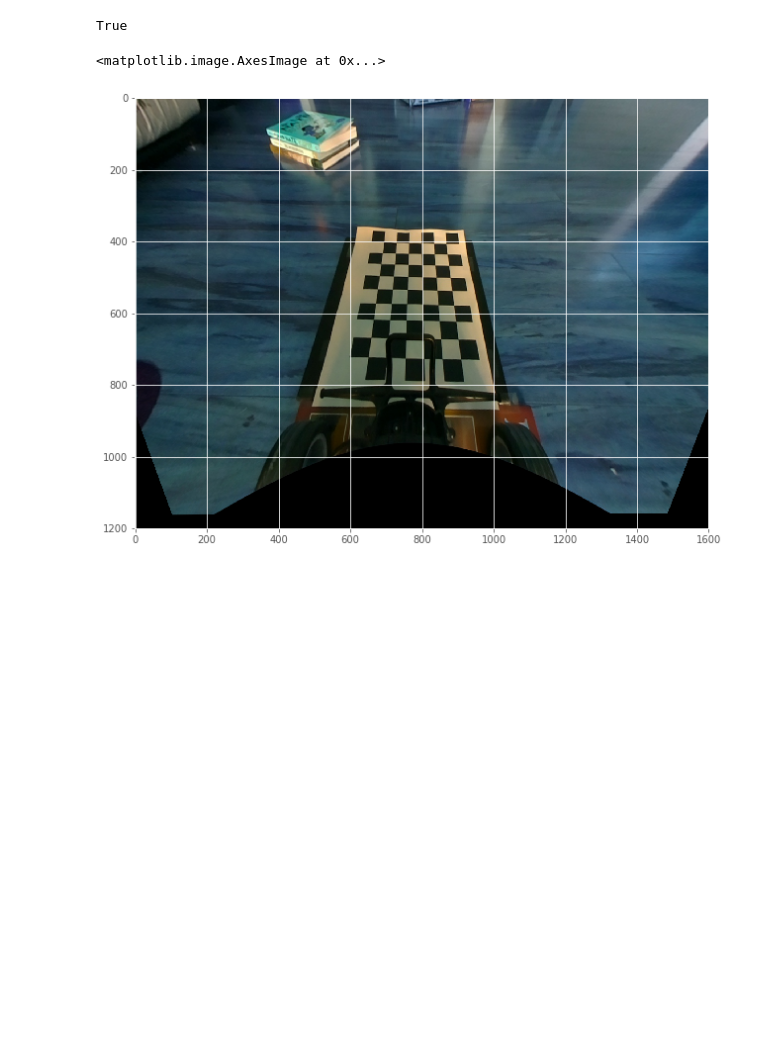
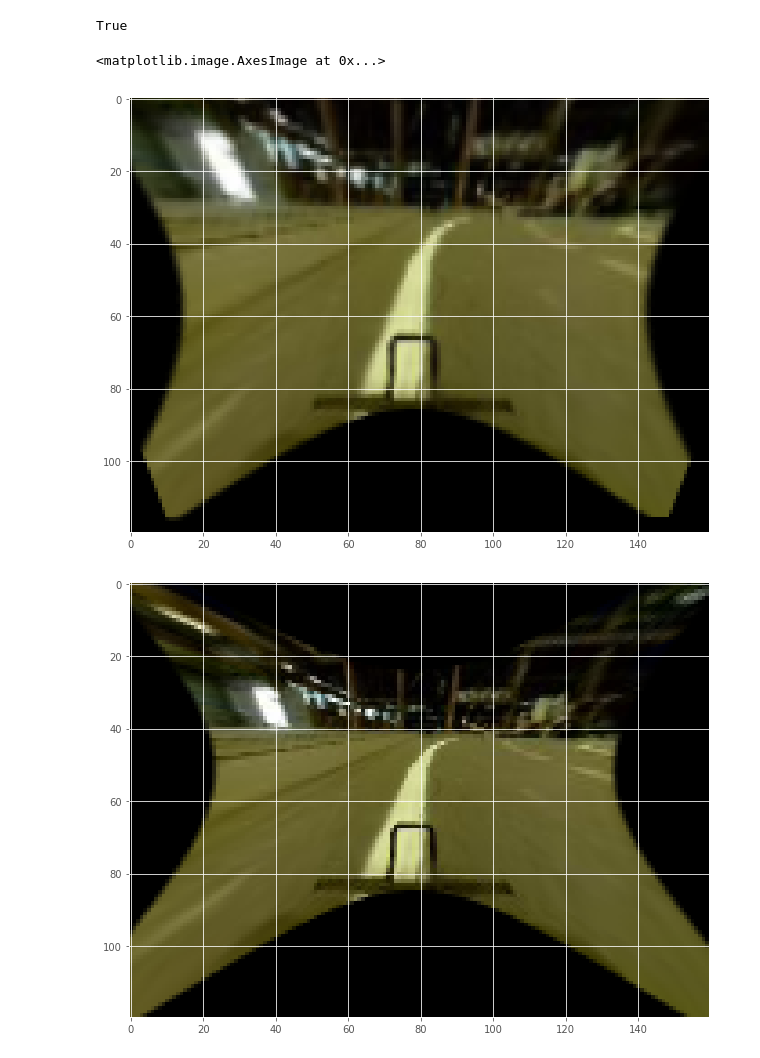
Before and after one commit to test-v1/notebooks-1, a Jupyter notebook: donkeycar/Transform.ipynb, the cells around one changed output. Saved outputs shown, nothing was run; the diff lists cells and outputs as text; code cells hidden in the pictures; blank space fills up the shorter version.

```diff
--- a/donkeycar/Transform.ipynb
+++ b/donkeycar/Transform.ipynb
@@ -150,15 +403,21 @@ True
 # %%
 import numpy as np
 import cv2
 
 img = cv2.imread('../../donkeycar/_15degree1_undistort.jpg')
 
 src = np.array([(710,476), (853,479), (902,729), (661,724)], dtype = "float32")
 dst = np.array([(696, 403), (870, 407), (910, 729), (653, 724)], dtype = "float32")
+src = src/10
+dst = dst/10
 M = cv2.getPerspectiveTransform(src, dst)
-img = Image.open('../../donkeycar/_15degree1_undistort.jpg')
-img_out = cv2.warpPerspective(np.asarray(img), M, (1600, 1200))
+img = np.asarray(Image.open('../../donkeycar/frame.jpg'))
+img = undistort(img, balance=0.8)
+img_out = cv2.warpPerspective(np.asarray(img), M, (160, 120))
 plt.imshow(img_out)
+plt.figure()
+plt.imshow(img)
 # %% [output]
 <matplotlib.image.AxesImage at 0x...>
-[figure, old version]
+[figure, new version]
+[figure, added]
```
Also changed, not shown: parts of 4 cells of this notebook, 1 other file.
